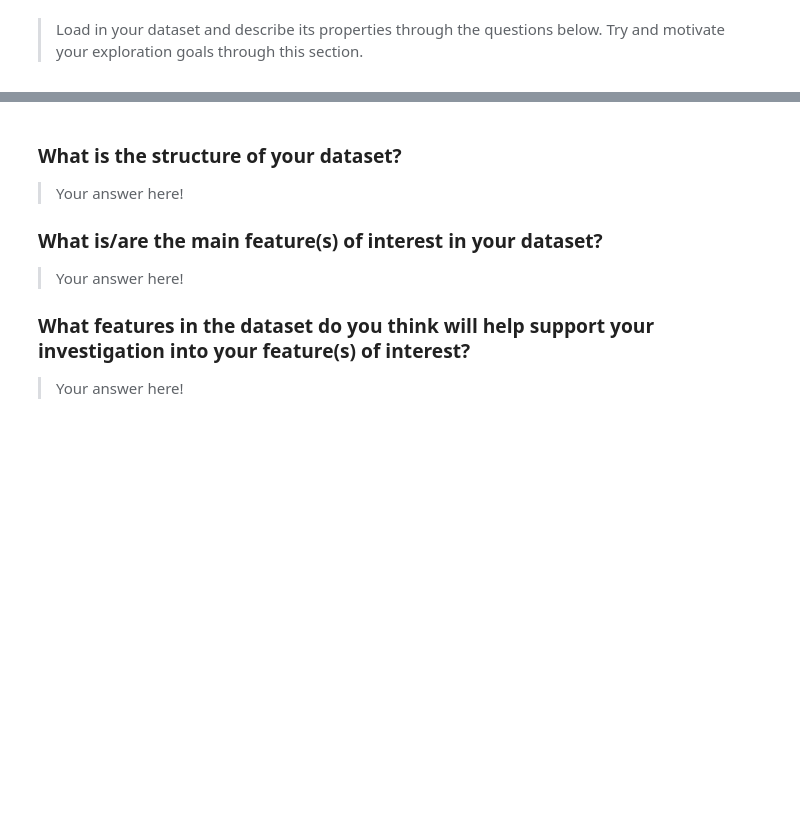
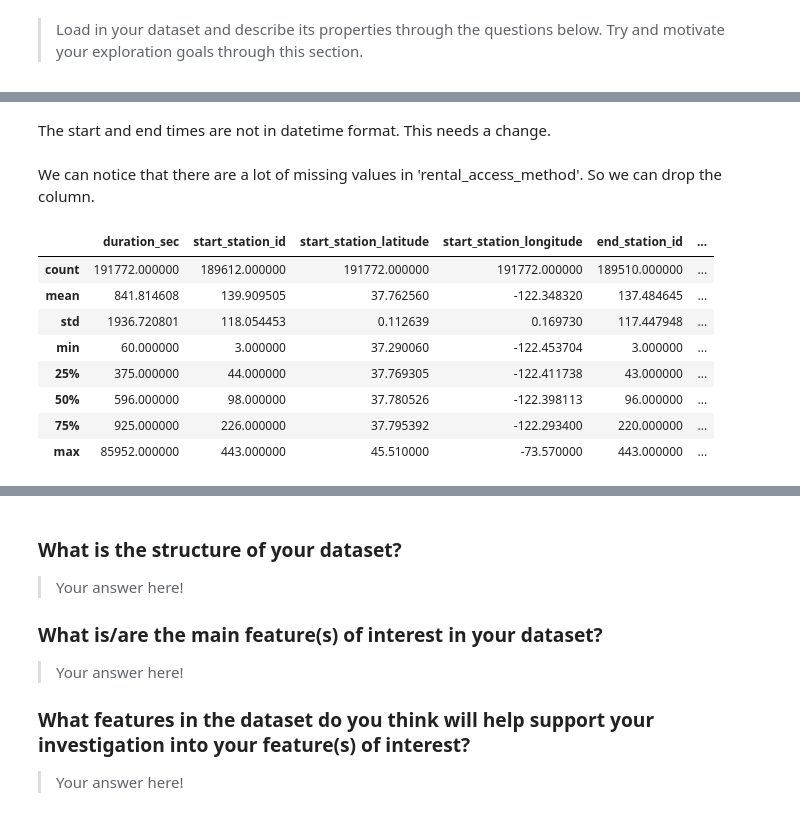
Before and after one commit to gautamgadiyar/Lyft-baywheels-analysis, a Jupyter notebook: exploration_template.ipynb, the cells around one changed output, grey strips where cells are left out. Drawn from its saved outputs; the diff is of its cells as text; code cells hidden in the pictures; blank space fills up the shorter version.

```diff
--- a/exploration_template.ipynb
+++ b/exploration_template.ipynb
@@ -18,0 +59,16 @@ Try and motivate your exploration goals through this section.
+# %% [markdown]
+The start and end times are not in datetime format. This needs a change.
+# %% [markdown]
+We can notice that there are a lot of missing values in 'rental_access_method'. So we can drop the column.
+# %%
+master_df.describe()
+# %% [output]
+|  | duration_sec | start_station_id | start_station_latitude | start_station_longitude | end_station_id | ... |
+| count | 191772.000000 | 189612.000000 | 191772.000000 | 191772.000000 | 189510.000000 | ... |
+| mean | 841.814608 | 139.909505 | 37.762560 | -122.348320 | 137.484645 | ... |
+| std | 1936.720801 | 118.054453 | 0.112639 | 0.169730 | 117.447948 | ... |
+| min | 60.000000 | 3.000000 | 37.290060 | -122.453704 | 3.000000 | ... |
+| 25% | 375.000000 | 44.000000 | 37.769305 | -122.411738 | 43.000000 | ... |
+| 50% | 596.000000 | 98.000000 | 37.780526 | -122.398113 | 96.000000 | ... |
+| 75% | 925.000000 | 226.000000 | 37.795392 | -122.293400 | 220.000000 | ... |
+| max | 85952.000000 | 443.000000 | 45.510000 | -73.570000 | 443.000000 | ... |
```
Also changed, not shown: parts of 41 cells of this notebook.
